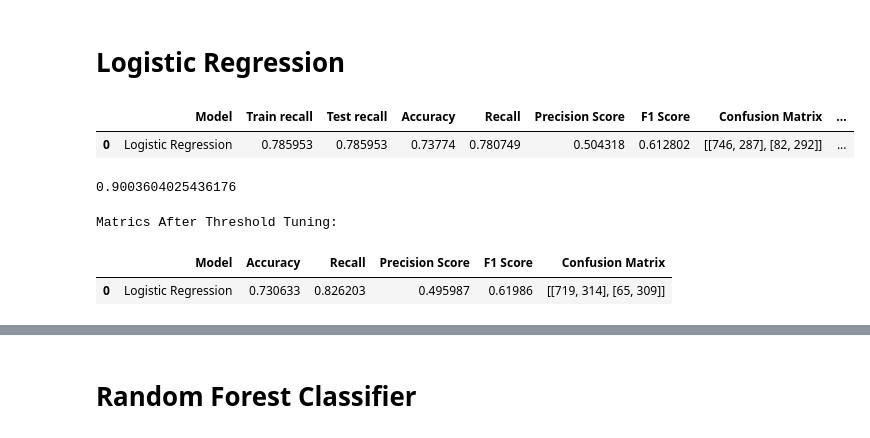
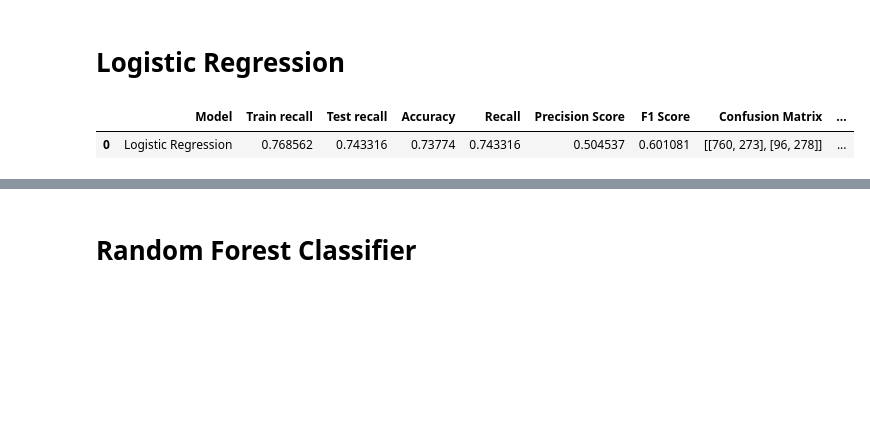
Before and after one commit to Md-Maruf-1727/customer-churn-prediction-ml, a Jupyter notebook: NoteBooks/04_model_training.ipynb, the cells around one changed output, grey strips where cells are left out. Drawn from its saved outputs; the diff is of its cells as text; code cells hidden in the pictures; blank space fills up the shorter version.

```diff
--- a/NoteBooks/04_model_training.ipynb
+++ b/NoteBooks/04_model_training.ipynb
@@ -265,7 +227,7 @@ logistic_grid = GridSearchCV(
     estimator=logi_pipeline,
     param_grid=log_param_grid,
     cv= 5,
-    scoring='recall',
+    scoring='f1',
     n_jobs=-1
 )
 logistic_model = logistic_grid.fit(scale_xtrain, ytrain)
@@ -273,65 +235,34 @@ logistic_model = logistic_grid.fit(scale_xtrain, ytrain)
 logistic_xtrain_pred = logistic_model.predict(scale_xtrain)
 logistic_model_pred = logistic_model.predict(scale_xtest)
 logistic_model_pred_proba = logistic_model.predict_proba(scale_xtest)[:, 1]
 
 logistic_train_recall = recall_score(ytrain, logistic_xtrain_pred)
 logistic_test_recall = recall_score(ytest, logistic_model_pred)
 
 logistic_accuracy = accuracy_score(ytest, logistic_model_pred)
 logistic_recall = recall_score(ytest, logistic_model_pred)
 logistic_precision = precision_score(ytest, logistic_model_pred)
 logistic_f1 = f1_score(ytest, logistic_model_pred)
-logistic_confussion = confusion_matrix(ytest, logistic_model_pred)
+logistic_confusion = confusion_matrix(ytest, logistic_model_pred)
 logistic_roc_auc = roc_auc_score(ytest, logistic_model_pred_proba)
 
 logistic_best_params = logistic_model.best_params_
 logistic_best_score = logistic_model.best_score_
 
 logistic_result = pd.DataFrame([{
     'Model': 'Logistic Regression',
     'Train recall': logistic_train_recall,
-    'Test recall': logistic_train_recall,
+    'Test recall': logistic_test_recall,
     'Accuracy': logistic_accuracy,
     'Recall': logistic_recall,
     'Precision Score': logistic_precision,
     'F1 Score': logistic_f1,
-    'Confusion Matrix': logistic_confussion,
+    'Confusion Matrix': logistic_confusion,
     'Roc Auc Score': logistic_roc_auc,
     'Best Params': str(logistic_best_params),
     'Best CV Score': logistic_best_score
 }])
 logistic_result
 # %% [output]
 |  | Model | Train recall | Test recall | Accuracy | Recall | Precision Score | F1 Score | Confusion Matrix | ... |
-| 0 | Logistic Regression | 0.785953 | 0.785953 | 0.73774 | 0.780749 | 0.504318 | 0.612802 | [[746, 287], [82, 292]] | ... |
+| 0 | Logistic Regression | 0.768562 | 0.743316 | 0.73774 | 0.743316 | 0.504537 | 0.601081 | [[760, 273], [96, 278]] | ... |
-# %%
-precision, recall, thresholds = precision_recall_curve(ytest, logistic_model_pred_proba)
-f1_scores = 2 * (precision * recall) / (precision + recall)
-best_threshold = thresholds[f1_scores.argmax()]
-print(best_threshold)
-# %% [output]
-0.9003604025436176
-# %%
-logistic_pred_threshold = (logistic_model_pred_proba >= 0.48589056175534273).astype('int')
-
-logistic_threshold_accuracy = accuracy_score(ytest, logistic_pred_threshold)
-logistic_threshold_recall = recall_score(ytest, logistic_pred_threshold)
-logistic_threshold_precision = precision_score(ytest, logistic_pred_threshold)
-logistic_threshold_f1 = f1_score(ytest, logistic_pred_threshold)
-logistic_threshold_confusion = confusion_matrix(ytest, logistic_pred_threshold)
-
-logistic_result_threshold = pd.DataFrame([{
-    'Model': 'Logistic Regression',
-    'Accuracy': logistic_threshold_accuracy,
-    'Recall': logistic_threshold_recall,
-    'Precision Score': logistic_threshold_precision,
-    'F1 Score': logistic_threshold_f1,
-    'Confusion Matrix': logistic_threshold_confusion,
-
-}])
-print("Matrics After Threshold Tuning:")
-logistic_result_threshold
-# %% [output]
-Matrics After Threshold Tuning:
-|  | Model | Accuracy | Recall | Precision Score | F1 Score | Confusion Matrix |
-| 0 | Logistic Regression | 0.730633 | 0.826203 | 0.495987 | 0.61986 | [[719, 314], [65, 309]] |
```
Also changed, not shown: parts of 20 cells of this notebook.
